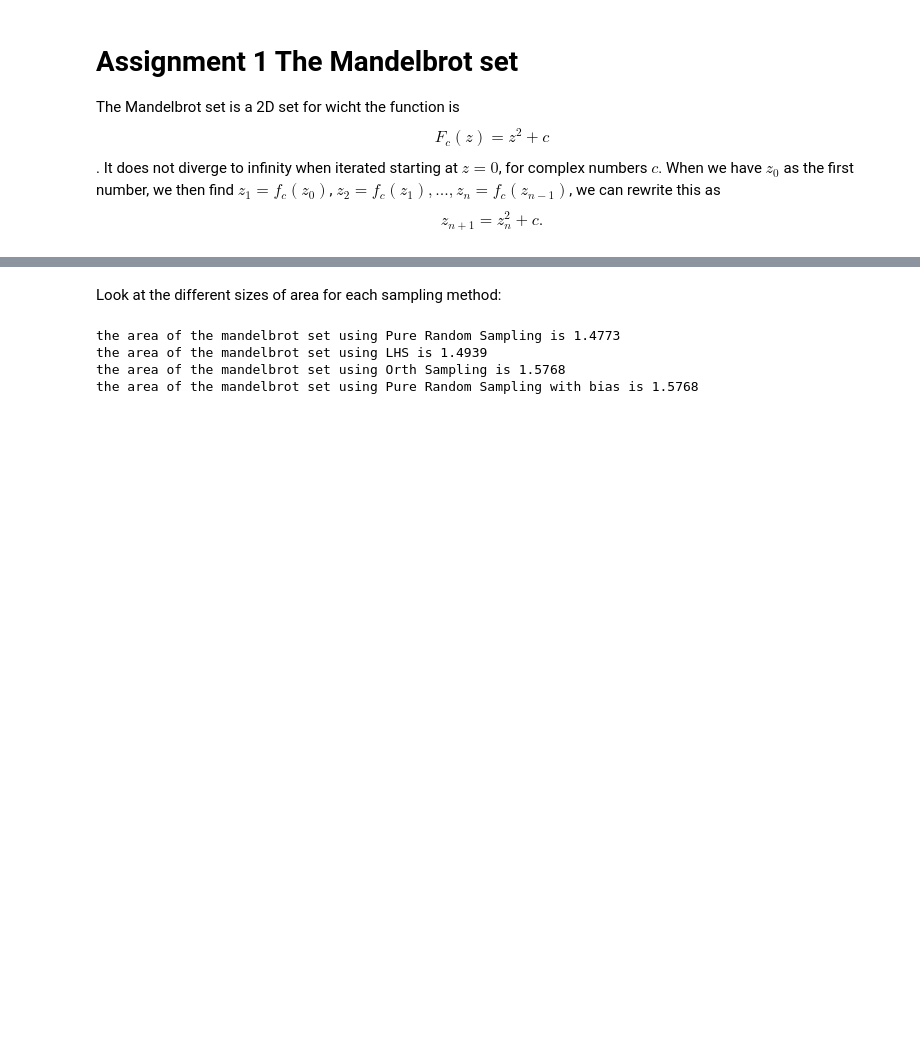
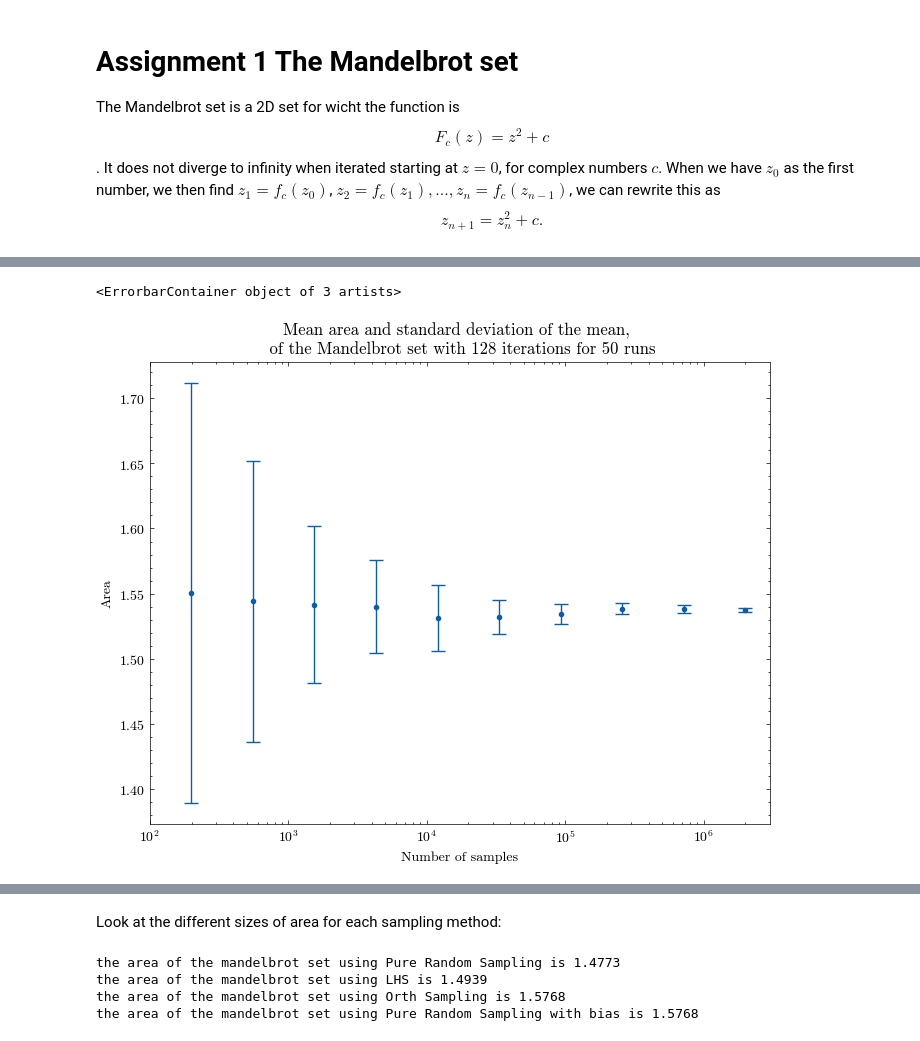
Before and after one commit to rugbym/Stochastic_Simulation, a Jupyter notebook: Assignment1.ipynb, the cells around one changed output, grey strips where cells are left out. Saved outputs shown, nothing was run; the diff lists cells and outputs as text; code cells hidden in the pictures; blank space fills up the shorter version.

```diff
--- a/Assignment1.ipynb
+++ b/Assignment1.ipynb
@@ -16,0 +53,22 @@ plot_mandelbrot_set(-1.75, 0.47, -1.21, 1.21, 10000, 10000, 256)
+# %%
+num_samples = 10
+num_runs = 50
+areas = np.zeros((num_samples,num_runs))
+sample_sizes = np.logspace(2.3,6.3,num_samples)
+mandel = MandelbrotSetMC()
+for i, sample_size in enumerate(sample_sizes):
+    for j in range(num_runs):
+        areas[i,j]= mandel.area_mandelbrot(s_samples = int(sample_size),i_iterations=128)
+# %%
+standard_deviation = np.std(areas,axis=1)
+mean = np.mean(areas,axis=1)
+plt.figure(figsize=(8,6))
+plt.title('Mean area and standard deviation of the mean, \n of the Mandelbrot set with 128 iterations for 50 runs')
+plt.xlabel('Number of samples')
+plt.ylabel('Area')
+plt.xscale('log')
+plt.xlim(10**2.3-100,10**6.3+1000000)
+plt.errorbar(sample_sizes, mean, yerr=standard_deviation, fmt='.', label='area of mandelbrot set',capsize=5)
+# %% [output]
+<ErrorbarContainer object of 3 artists>
+[figure, added]
```
Also changed, not shown: parts of 17 cells of this notebook.
